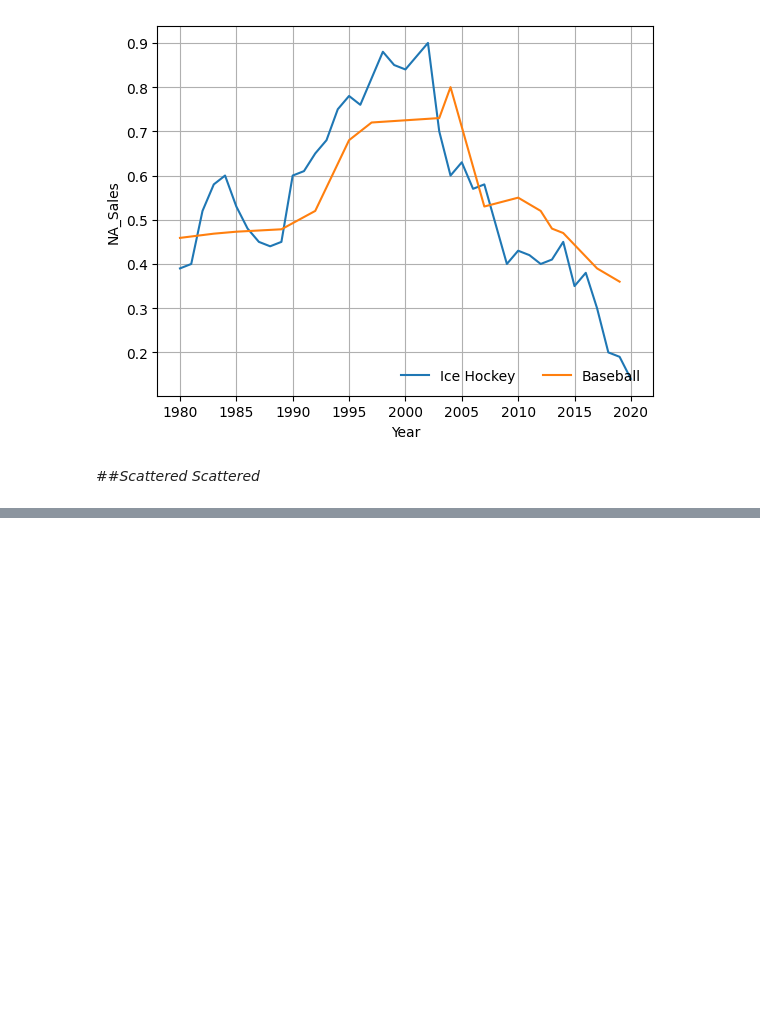
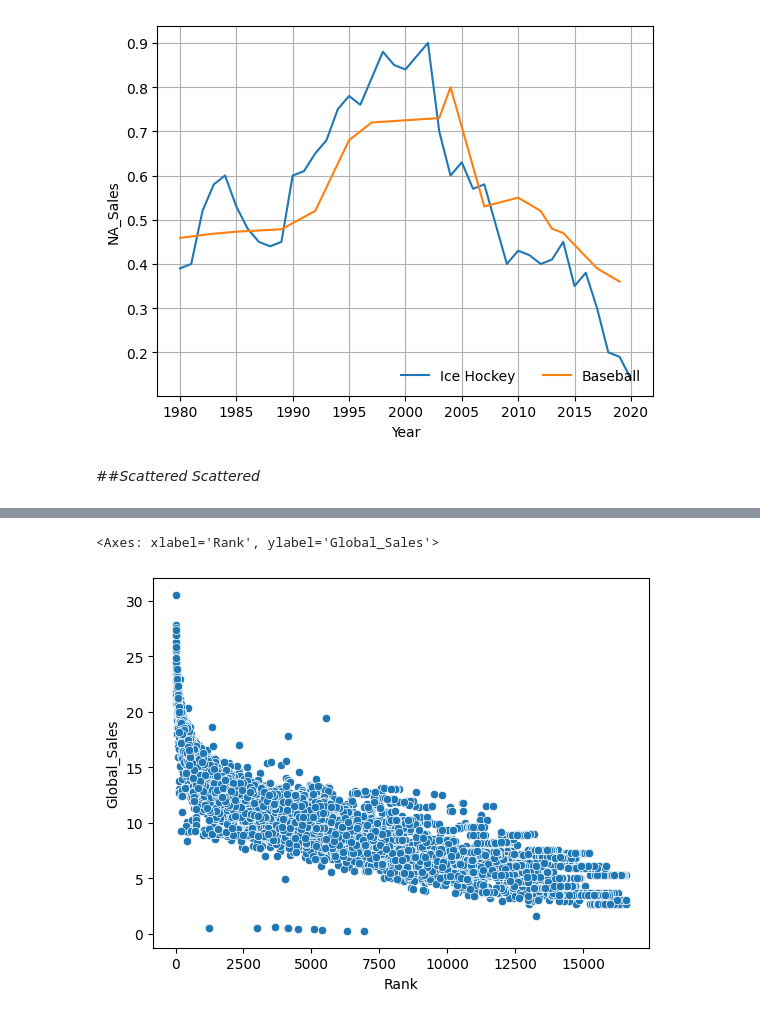
Before and after one commit to sr606/Python-Practice, a Jupyter notebook: Oct24_DV_2.ipynb, the cells around one changed output, grey strips where cells are left out. Drawn from its saved outputs; the diff is of its cells as text; code cells hidden in the pictures; blank space fills up the shorter version.

```diff
--- a/Oct24_DV_2.ipynb
+++ b/Oct24_DV_2.ipynb
@@ -134,0 +170,5 @@ plt.show()
+# %%
+sns.scatterplot(data = data, x = 'Rank' , y = 'Global_Sales')
+# %% [output]
+<Axes: xlabel='Rank', ylabel='Global_Sales'>
+[figure, added]
```
Also changed, not shown: parts of 7 cells of this notebook.
